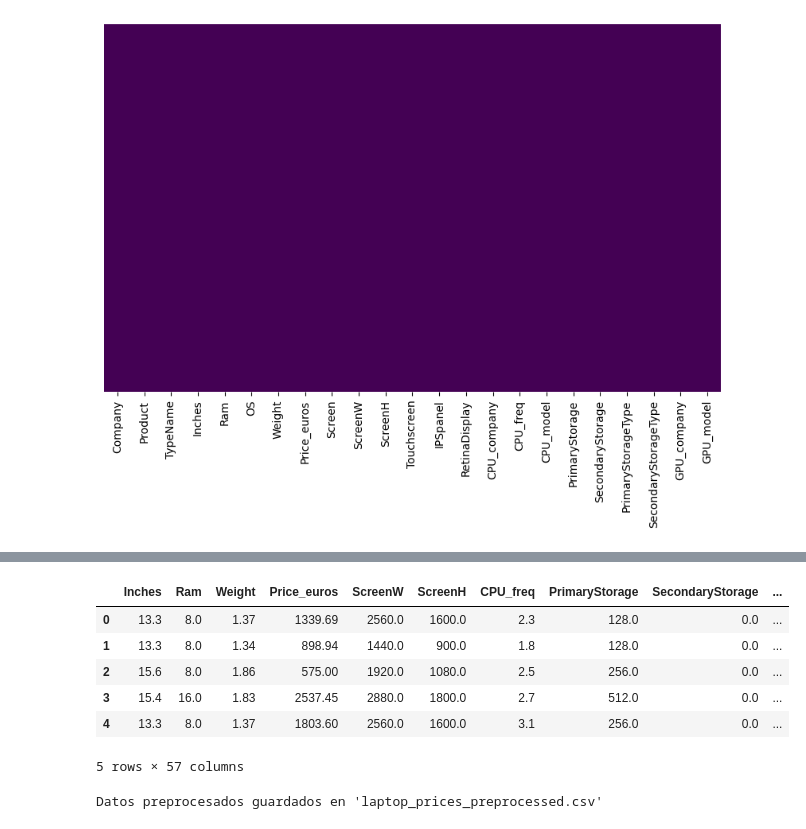
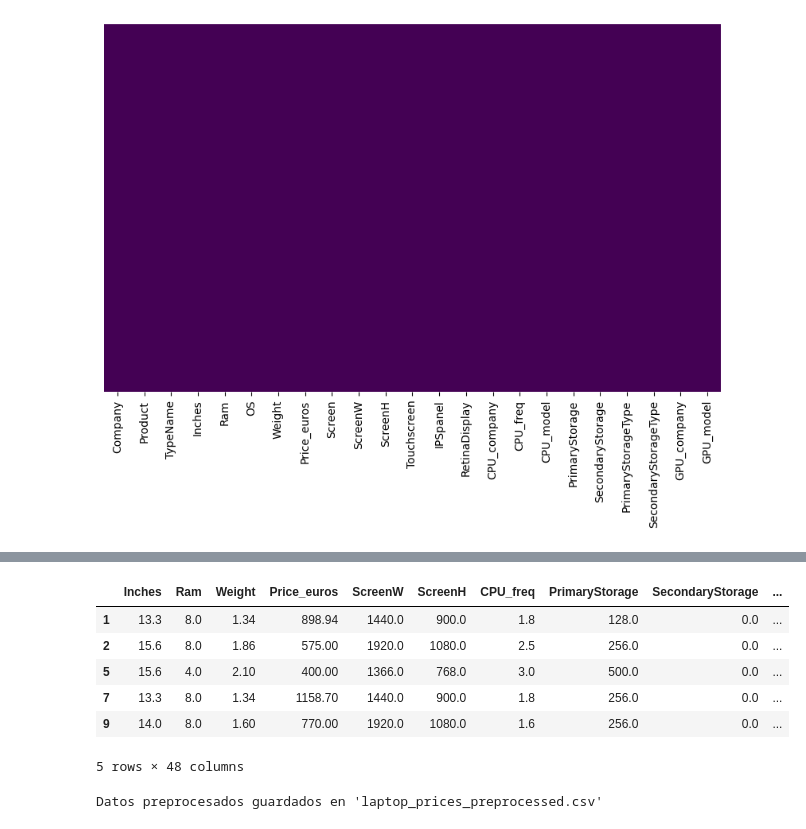
Before and after one commit to JuanLopezAranzazu/proyecto2-3-ciencia-datos, a Jupyter notebook: notebooks/data_cleaning_and_normalization.ipynb, the cells around one changed output, grey strips where cells are left out. Cells and saved outputs as stored; diff of their text form; code cells hidden in the pictures.

```diff
--- a/notebooks/data_cleaning_and_normalization.ipynb
+++ b/notebooks/data_cleaning_and_normalization.ipynb
@@ -145,0 +170,15 @@ outliers
+# %%
+# Boxplots para detectar outliers
+
+# Crear un boxplot para cada columna numérica
+plt.figure(figsize=(15, 10))
+
+for i, col in enumerate(numerical_columns, 1):
+  plt.subplot(3, 3, i)
+  sns.boxplot(x=df[col])
+  plt.title(f'Boxplot de {col}')
+  plt.xlabel(col)
+  plt.ylabel('Valor')
+
+plt.tight_layout()
+plt.show()
@@ -145,0 +187,15 @@ outliers
+# %%
+# Tratar valores atípicos en las variables numéricas
+df_cleaned = df.copy()
+
+# Eliminar valores atípicos usando el método IQR
+for col in numerical_columns:
+  Q1 = df_cleaned[col].quantile(0.25)
+  Q3 = df_cleaned[col].quantile(0.75)
+  IQR = Q3 - Q1
+  lower_bound = Q1 - 1.5 * IQR
+  upper_bound = Q3 + 1.5 * IQR
+  df_cleaned = df_cleaned[(df_cleaned[col] >= lower_bound) & (df_cleaned[col] <= upper_bound)]
+
+print(f"Filas originales: {len(df)}")
+print(f"Filas después de eliminar outliers: {len(df_cleaned)}")
@@ -146,32 +298,28 @@ outliers
 # %%
 # Imputación de valores faltantes
 
-# Identificar columnas numéricas y categóricas
-numerical_columns = df.select_dtypes(include=['int64', 'float64']).columns
-categorical_columns = df.select_dtypes(include=['object']).columns
-
 # Imputar valores faltantes en columnas numéricas con la media
 num_imputer = SimpleImputer(strategy='mean')
-df[numerical_columns] = num_imputer.fit_transform(df[numerical_columns])
+df_cleaned[numerical_columns] = num_imputer.fit_transform(df_cleaned[numerical_columns])
 
 # Imputar valores faltantes en columnas categóricas con la moda
 cat_imputer = SimpleImputer(strategy='most_frequent')
-df[categorical_columns] = cat_imputer.fit_transform(df[categorical_columns])
+df_cleaned[categorical_columns] = cat_imputer.fit_transform(df_cleaned[categorical_columns])
 
 # Eliminar columnas irrelevantes para el modelo
-df.drop(columns=['Product', 'CPU_model', 'GPU_model'], inplace=True)
+df_cleaned.drop(columns=['Product', 'CPU_model', 'GPU_model'], inplace=True)
 
 # Transformar variables categoricas en variables dummy
-df = pd.get_dummies(df, drop_first=True)
+df_cleaned = pd.get_dummies(df_cleaned, drop_first=True)
 
-df.head()
+df_cleaned.head()
 # %% [output]
 |  | Inches | Ram | Weight | Price_euros | ScreenW | ScreenH | CPU_freq | PrimaryStorage | SecondaryStorage | ... |
-| 0 | 13.3 | 8.0 | 1.37 | 1339.69 | 2560.0 | 1600.0 | 2.3 | 128.0 | 0.0 | ... |
 | 1 | 13.3 | 8.0 | 1.34 | 898.94 | 1440.0 | 900.0 | 1.8 | 128.0 | 0.0 | ... |
 | 2 | 15.6 | 8.0 | 1.86 | 575.00 | 1920.0 | 1080.0 | 2.5 | 256.0 | 0.0 | ... |
-| 3 | 15.4 | 16.0 | 1.83 | 2537.45 | 2880.0 | 1800.0 | 2.7 | 512.0 | 0.0 | ... |
-| 4 | 13.3 | 8.0 | 1.37 | 1803.60 | 2560.0 | 1600.0 | 3.1 | 256.0 | 0.0 | ... |
+| 5 | 15.6 | 4.0 | 2.10 | 400.00 | 1366.0 | 768.0 | 3.0 | 500.0 | 0.0 | ... |
+| 7 | 13.3 | 8.0 | 1.34 | 1158.70 | 1440.0 | 900.0 | 1.8 | 256.0 | 0.0 | ... |
+| 9 | 14.0 | 8.0 | 1.60 | 770.00 | 1920.0 | 1080.0 | 1.6 | 256.0 | 0.0 | ... |
-5 rows × 57 columns
+5 rows × 48 columns
 # %%
 # Guardar los datos preprocesados
```
Also changed, not shown: parts of 11 cells of this notebook, 2 other files.
